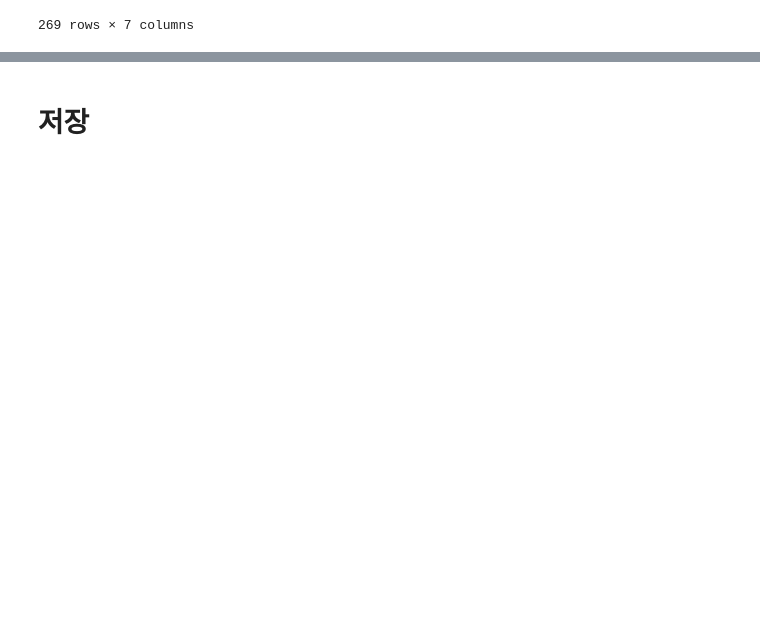
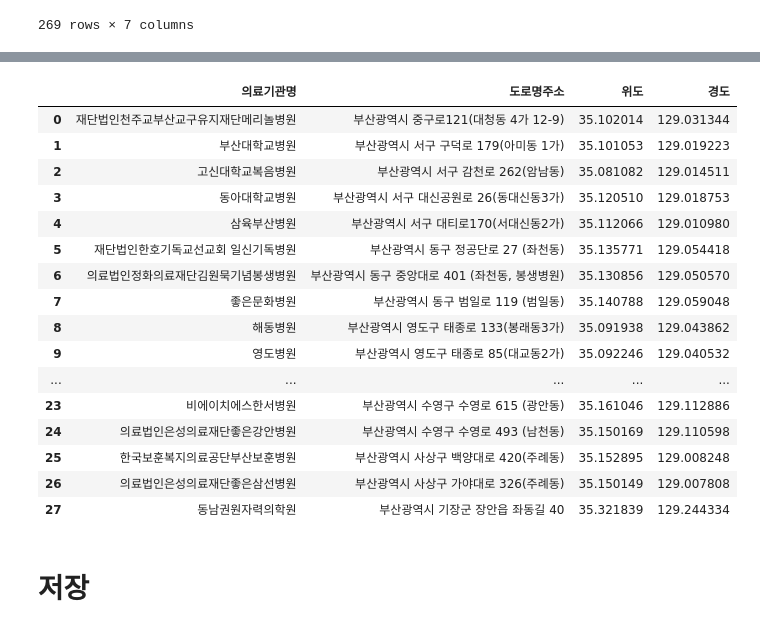
Before and after one commit to WithU-Bus/WithU-Bus, a Jupyter notebook: infra.ipynb, the cells around one changed output, grey strips where cells are left out. Saved outputs shown, nothing was run; the diff lists cells and outputs as text; code cells hidden in the pictures; blank space fills up the shorter version.

```diff
--- a/infra.ipynb
+++ b/infra.ipynb
@@ -801,0 +825,21 @@ infra
+# %%
+hospital = hospital.drop(['대표자', '전화번호', '계', '일반', '정신', '개설일자'], axis=1)
+hospital
+# %% [output]
+|  | 의료기관명 | 도로명주소 | 위도 | 경도 |
+| 0 | 재단법인천주교부산교구유지재단메리놀병원 | 부산광역시 중구로121(대청동 4가 12-9) | 35.102014 | 129.031344 |
+| 1 | 부산대학교병원 | 부산광역시 서구 구덕로 179(아미동 1가) | 35.101053 | 129.019223 |
+| 2 | 고신대학교복음병원 | 부산광역시 서구 감천로 262(암남동) | 35.081082 | 129.014511 |
+| 3 | 동아대학교병원 | 부산광역시 서구 대신공원로 26(동대신동3가) | 35.120510 | 129.018753 |
+| 4 | 삼육부산병원 | 부산광역시 서구 대티로170(서대신동2가) | 35.112066 | 129.010980 |
+| 5 | 재단법인한호기독교선교회 일신기독병원 | 부산광역시 동구 정공단로 27 (좌천동) | 35.135771 | 129.054418 |
+| 6 | 의료법인정화의료재단김원묵기념봉생병원 | 부산광역시 동구 중앙대로 401 (좌천동, 봉생병원) | 35.130856 | 129.050570 |
+| 7 | 좋은문화병원 | 부산광역시 동구 범일로 119 (범일동) | 35.140788 | 129.059048 |
+| 8 | 해동병원 | 부산광역시 영도구 태종로 133(봉래동3가) | 35.091938 | 129.043862 |
+| 9 | 영도병원 | 부산광역시 영도구 태종로 85(대교동2가) | 35.092246 | 129.040532 |
+| ... | ... | ... | ... | ... |
+| 23 | 비에이치에스한서병원 | 부산광역시 수영구 수영로 615 (광안동) | 35.161046 | 129.112886 |
+| 24 | 의료법인은성의료재단좋은강안병원 | 부산광역시 수영구 수영로 493 (남천동) | 35.150169 | 129.110598 |
+| 25 | 한국보훈복지의료공단부산보훈병원 | 부산광역시 사상구 백양대로 420(주례동) | 35.152895 | 129.008248 |
+| 26 | 의료법인은성의료재단좋은삼선병원 | 부산광역시 사상구 가야대로 326(주례동) | 35.150149 | 129.007808 |
+| 27 | 동남권원자력의학원 | 부산광역시 기장군 장안읍 좌동길 40 | 35.321839 | 129.244334 |
```
Also changed, not shown: parts of 3 cells of this notebook, 2 other files.
